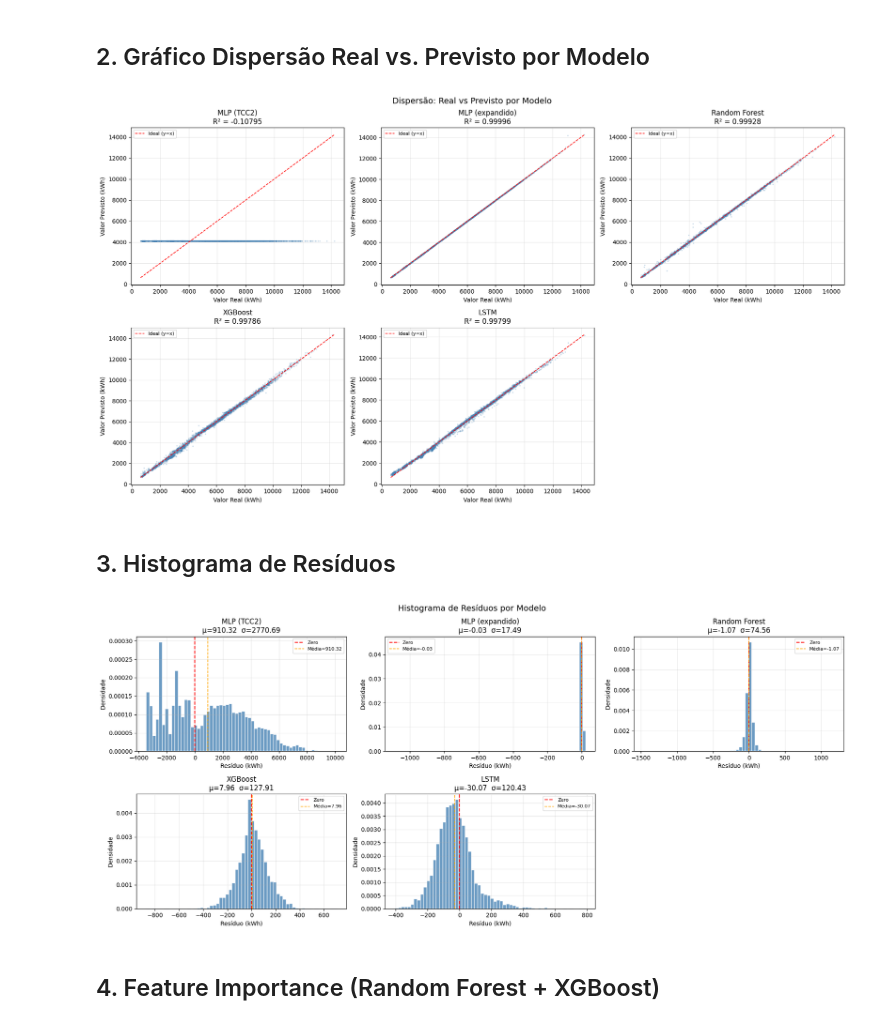
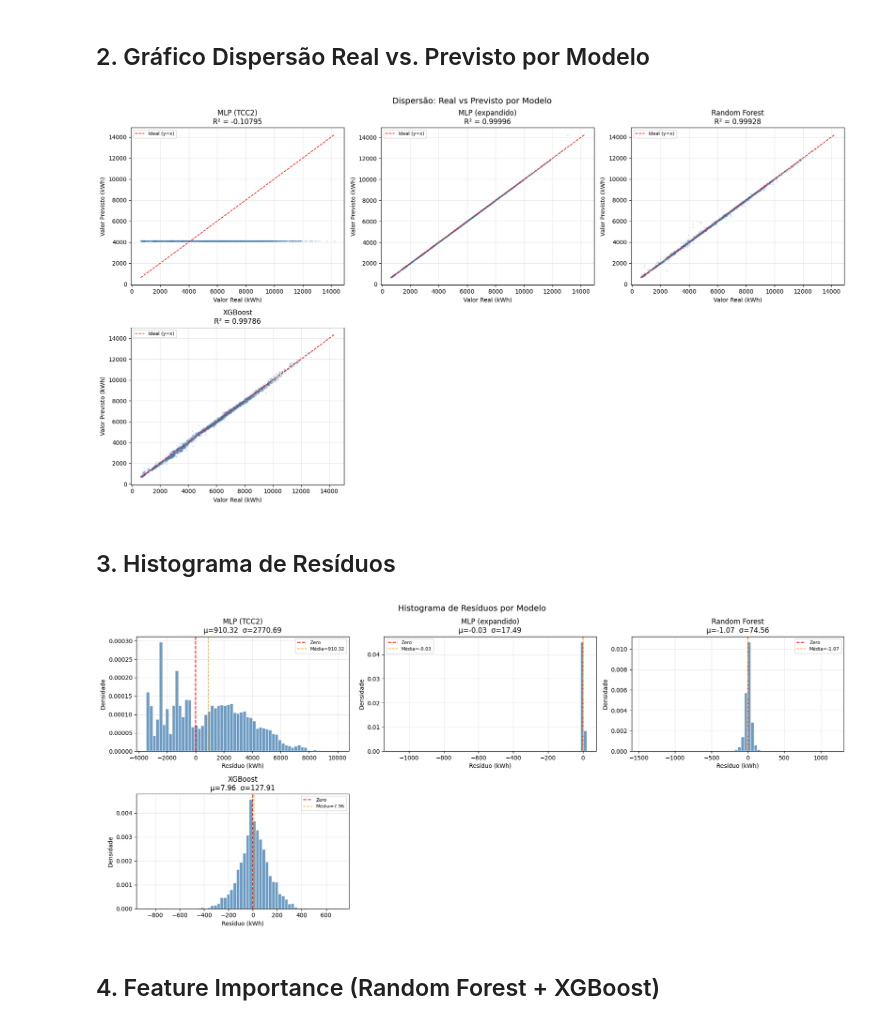
Before and after one commit to evandrorcoelho/energy-consumption-forecast, a Jupyter notebook: notebooks/05_results_comparison.ipynb, the cells around one changed output. Saved outputs shown, nothing was run; the diff lists cells and outputs as text; code cells hidden in the pictures.

Commit message:
remove lstm

```diff
--- a/notebooks/05_results_comparison.ipynb
+++ b/notebooks/05_results_comparison.ipynb
@@ -91,35 +90,34 @@ else:
     axes = axes.ravel()
 
 label_map = {
     'pred_mlp_tcc2': 'MLP (TCC2)',
     'pred_mlp_new':  'MLP (expandido)',
     'pred_rf':       'Random Forest',
     'pred_xgb':      'XGBoost',
-    'pred_lstm':     'LSTM',
 }
 
 for i, col in enumerate(pred_cols):
     y_pred = preds_df[col].values
     r2 = r2_score(y_real, y_pred)
     label = label_map.get(col, col)
 
     axes[i].scatter(y_real, y_pred, alpha=0.2, s=2, color='steelblue')
     lim = [min(y_real.min(), y_pred.min()), max(y_real.max(), y_pred.max())]
     axes[i].plot(lim, lim, 'r--', linewidth=1.2, label='Ideal (y=x)')
     axes[i].set_title(f'{label}\nR² = {r2:.5f}')
     axes[i].set_xlabel('Valor Real (kWh)')
     axes[i].set_ylabel('Valor Previsto (kWh)')
     axes[i].legend(fontsize=8)
 
 # Oculta subplots extras
 for j in range(i+1, len(axes)):
     axes[j].set_visible(False)
 
 plt.suptitle('Dispersão: Real vs Previsto por Modelo', fontsize=14)
 plt.tight_layout()
 plt.show()
 # %% [output]
-[figure, old version]
+[figure, new version]
 # %% [markdown]
 ## 3. Histograma de Resíduos
 # %%
@@ -150,7 +148,7 @@ plt.suptitle('Histograma de Resíduos por Modelo', fontsize=14)
 plt.tight_layout()
 plt.show()
 # %% [output]
-[figure, old version]
+[figure, new version]
 # %% [markdown]
 ## 4. Feature Importance (Random Forest + XGBoost)
 # %%
```
Also changed, not shown: parts of 9 cells of this notebook, 12 other files.
